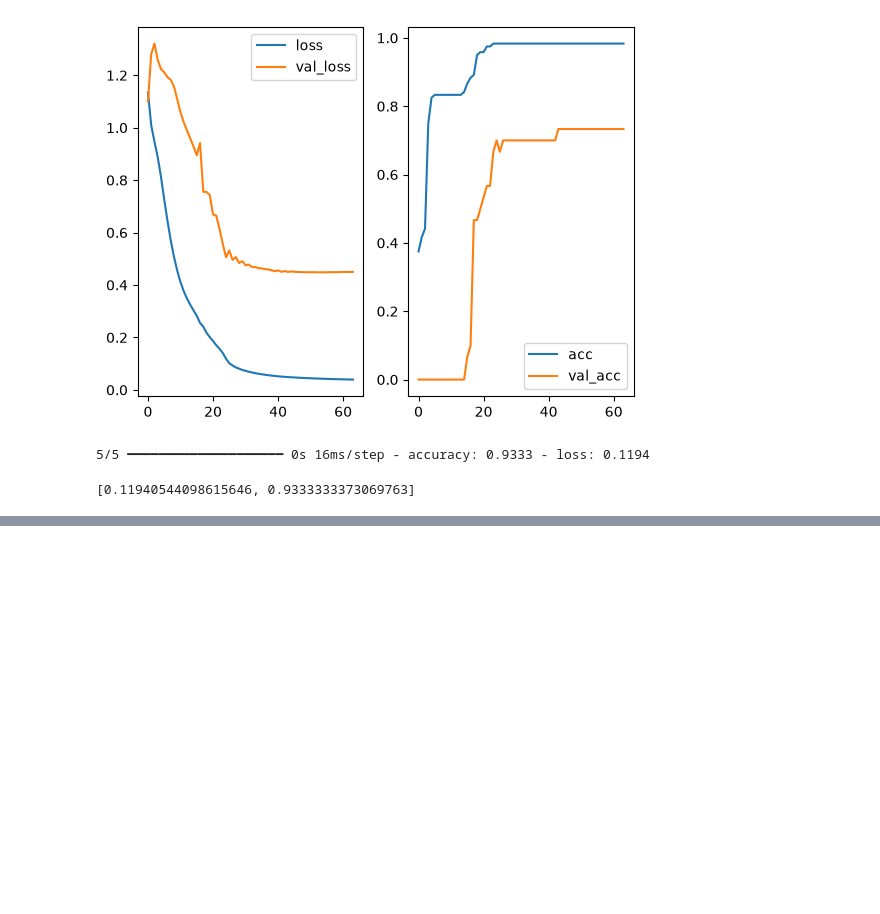
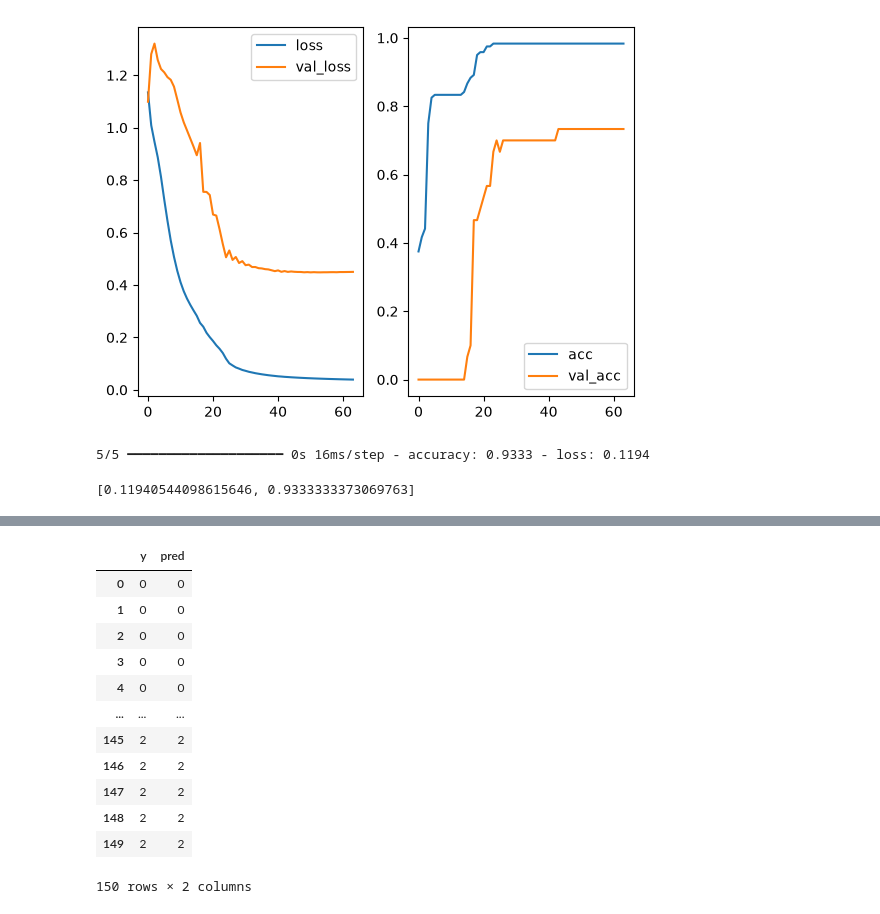
Before and after one commit to heavyrainseo/deeplearning, a Jupyter notebook: test.ipynb, the cells around one changed output, grey strips where cells are left out. Saved outputs shown, nothing was run; the diff lists cells and outputs as text; code cells hidden in the pictures; blank space fills up the shorter version.

Commit message:
Add predictions DataFrame and display results for iris softmax model

```diff
--- a/test.ipynb
+++ b/test.ipynb
@@ -408,3 +408,7 @@ model.evaluate(x,y)
 # %% [output]
 5/5 ━━━━━━━━━━━━━━━━━━━━ 0s 16ms/step - accuracy: 0.9333 - loss: 0.1194
 [0.11940544098615646, 0.9333333373069763]
+# %%
+res = pd.DataFrame({'y':y.to_numpy().argmax(axis=1),'pred':model.predict(x).argmax(axis=1)})
+res
+# %% [output]
@@ -410,0 +416,13 @@ model.evaluate(x,y)
+|  | y | pred |
+| 0 | 0 | 0 |
+| 1 | 0 | 0 |
+| 2 | 0 | 0 |
+| 3 | 0 | 0 |
+| 4 | 0 | 0 |
+| ... | ... | ... |
+| 145 | 2 | 2 |
+| 146 | 2 | 2 |
+| 147 | 2 | 2 |
+| 148 | 2 | 2 |
+| 149 | 2 | 2 |
+150 rows × 2 columns
```
Also changed, not shown: parts of 2 cells of this notebook.
